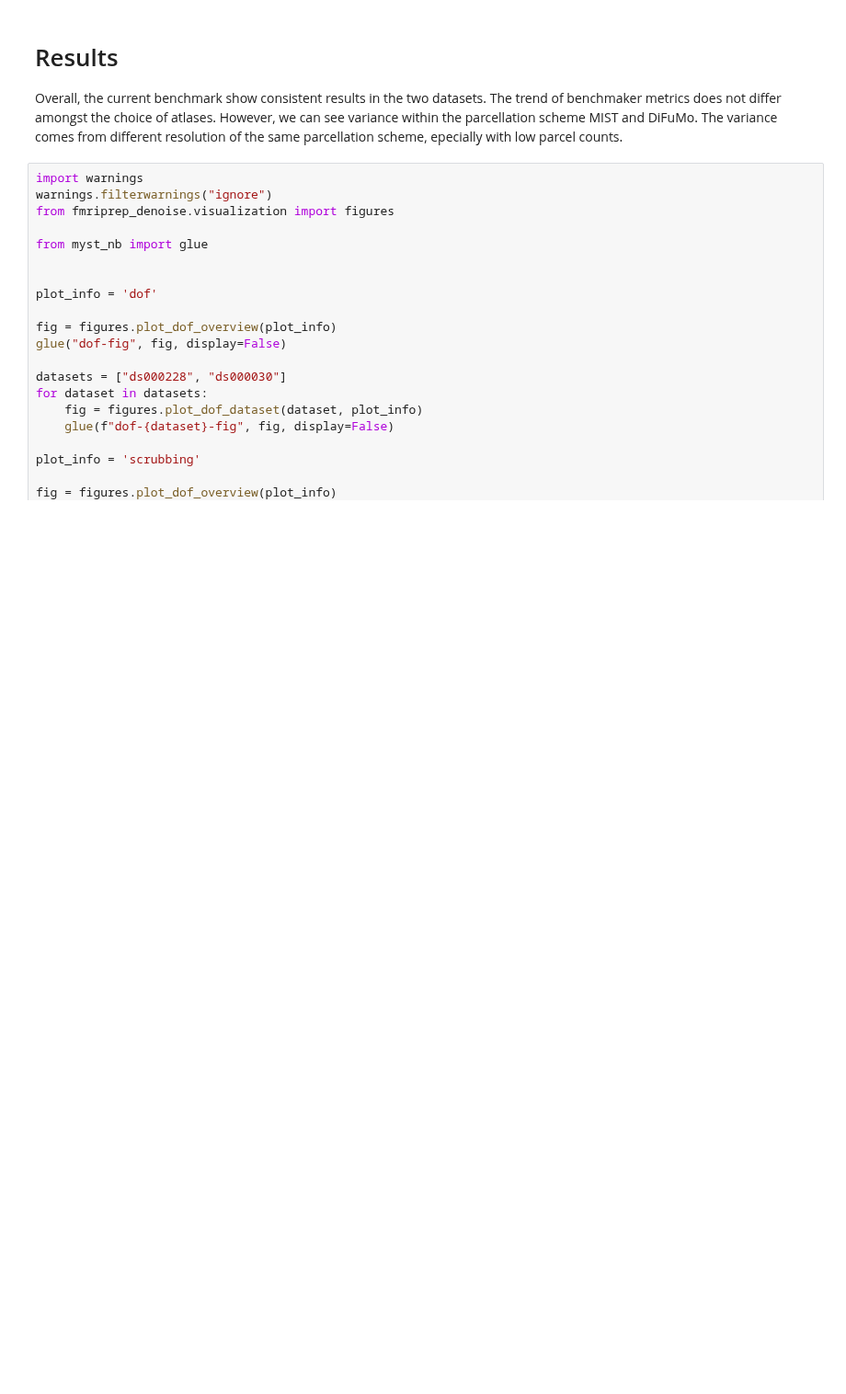
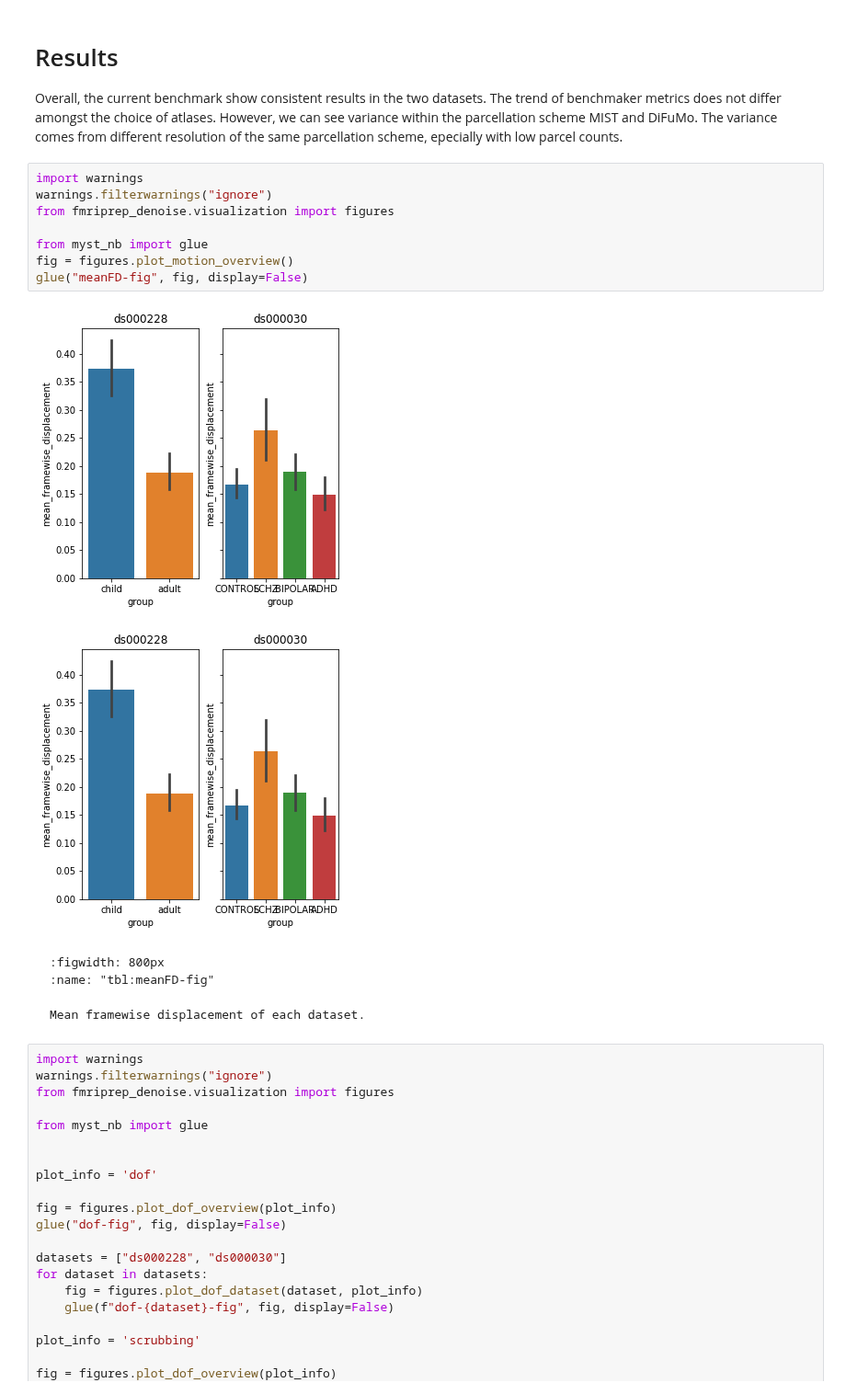
Before and after one commit to SIMEXP/fmriprep-denoise-benchmark, a Jupyter notebook: _sources/results.ipynb, the cells around one changed output. Shown at 92% size. Saved outputs shown, nothing was run; the diff lists cells and outputs as text; blank space fills up the shorter version.

````diff
--- a/_sources/results.ipynb
+++ b/_sources/results.ipynb
@@ -5,6 +5,24 @@ Overall, the current benchmark show consistent results in the two datasets.
 The trend of benchmaker metrics does not differ amongst the choice of atlases.
 However, we can see variance within the parcellation scheme MIST and DiFuMo.
 The variance comes from different resolution of the same parcellation scheme, epecially with low parcel counts.
+# %%
+import warnings
+warnings.filterwarnings("ignore")
+from fmriprep_denoise.visualization import figures
+
+from myst_nb import glue
+fig = figures.plot_motion_overview()
+glue("meanFD-fig", fig, display=False)
+# %% [output]
+[figure, added]
+[figure, added]
+# %% [markdown]
+```{glue:figure} meanFD-fig
+:figwidth: 800px
+:name: "tbl:meanFD-fig"
+
+Mean framewise displacement of each dataset.
+```
 # %%
 import warnings
 warnings.filterwarnings("ignore")
````
Also changed, not shown: parts of 1 cell of this notebook, 30 other files.
